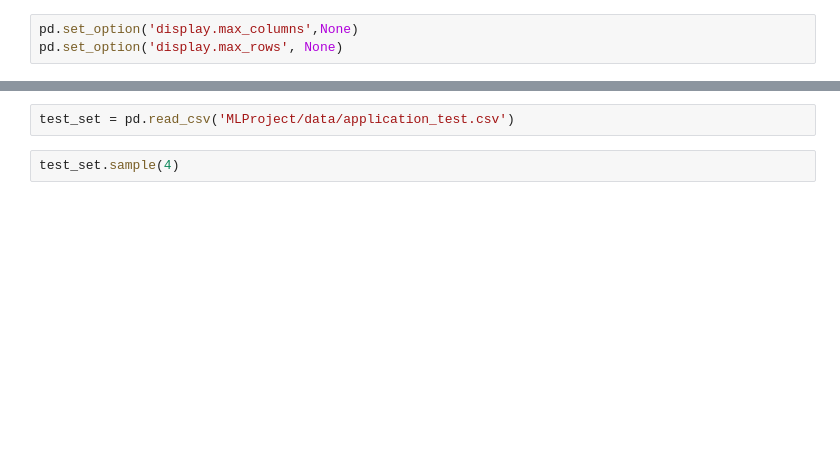
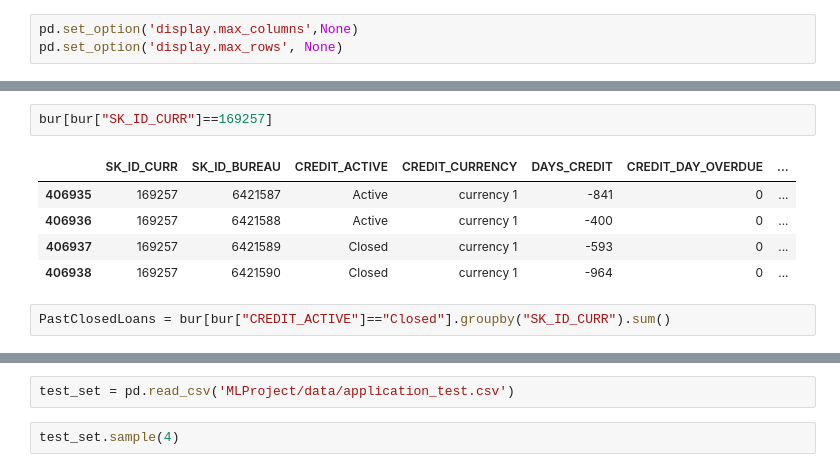
Before and after one commit to desimahesh/mlProject, a Jupyter notebook: MLCapstoneInitial-1.ipynb, the cells around one changed output, grey strips where cells are left out. Drawn from its saved outputs; the diff is of its cells as text; blank space fills up the shorter version.

```diff
--- a/MLCapstoneInitial-1.ipynb
+++ b/MLCapstoneInitial-1.ipynb
@@ -25,0 +38,10 @@ pd.set_option('display.max_rows', None)
+# %%
+bur[bur["SK_ID_CURR"]==169257]
+# %% [output]
+|  | SK_ID_CURR | SK_ID_BUREAU | CREDIT_ACTIVE | CREDIT_CURRENCY | DAYS_CREDIT | CREDIT_DAY_OVERDUE | ... |
+| 406935 | 169257 | 6421587 | Active | currency 1 | -841 | 0 | ... |
+| 406936 | 169257 | 6421588 | Active | currency 1 | -400 | 0 | ... |
+| 406937 | 169257 | 6421589 | Closed | currency 1 | -593 | 0 | ... |
+| 406938 | 169257 | 6421590 | Closed | currency 1 | -964 | 0 | ... |
+# %%
+PastClosedLoans = bur[bur["CREDIT_ACTIVE"]=="Closed"].groupby("SK_ID_CURR").sum()
```
Also changed, not shown: parts of 13 cells of this notebook.
